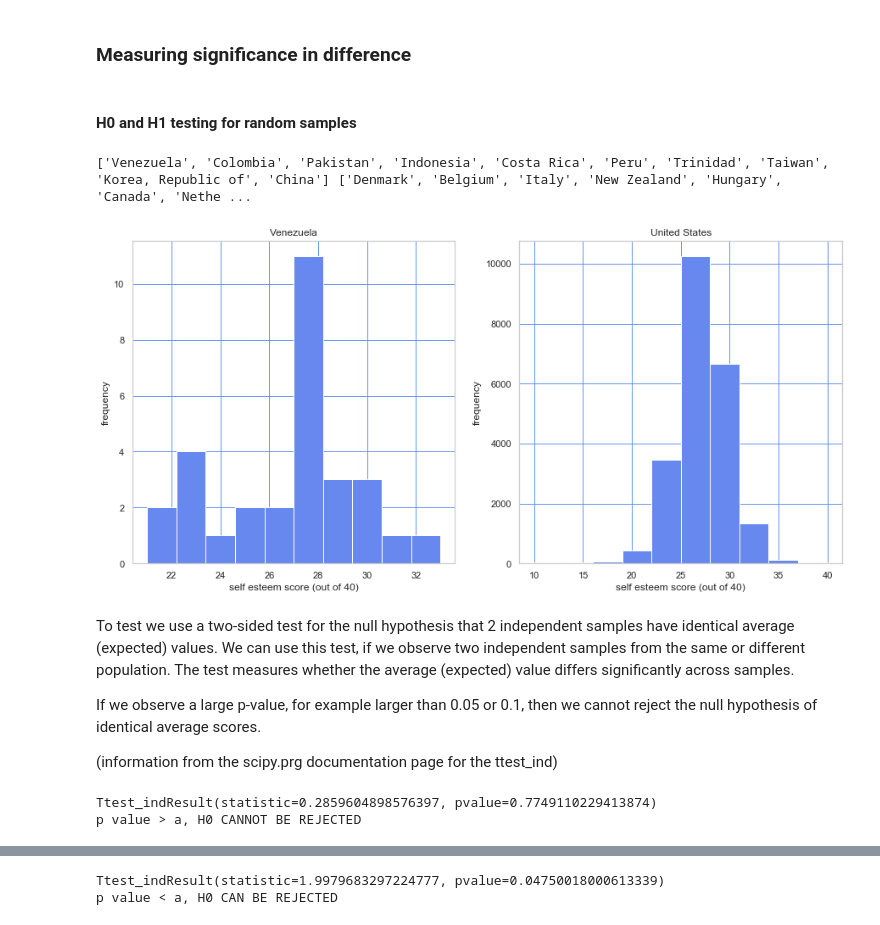
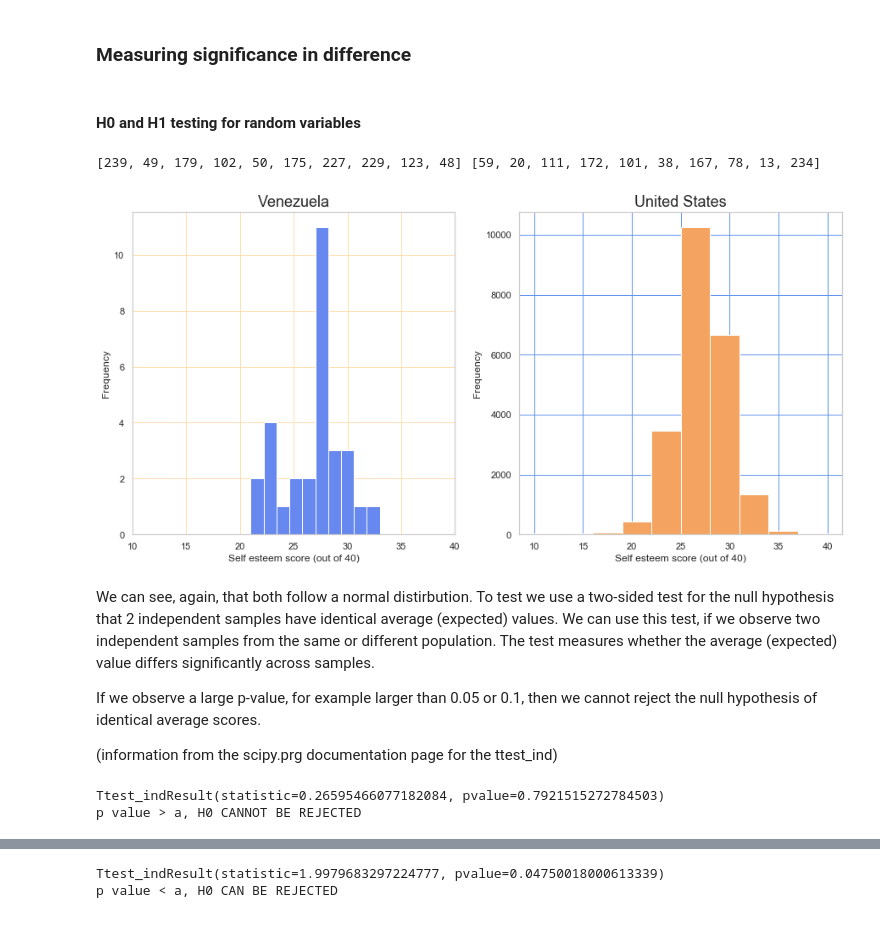
Before and after one commit to FHnt97/Project-Week-5-Your-Own-Project, a Jupyter notebook: your-project/03-Analysis.ipynb, the cells around one changed output, grey strips where cells are left out. Drawn from its saved outputs; the diff is of its cells as text; code cells hidden in the pictures.

```diff
--- a/your-project/03-Analysis.ipynb
+++ b/your-project/03-Analysis.ipynb
@@ -165,39 +199,41 @@ plt.yticks(rotation=360)
 # %% [markdown]
 ### Measuring significance in difference
 # %% [markdown]
-#### H0 and H1 testing for random samples
+#### H0 and H1 testing for random variables
 # %%
+# to know which samples to analyse we need 2 RV from opposites of the spectrum
 lst = merge_df.sort_values("individualism", ascending=True)
-low = lst.head(10)["country"].to_list()
-high = lst.tail(10)["country"].to_list()
+low = lst.head(10)["country_id"].to_list()
+high = lst.tail(10)["country_id"].to_list()
 print(low, high)
 # %% [output]
-['Venezuela', 'Colombia', 'Pakistan', 'Indonesia', 'Costa Rica', 'Peru', 'Trinidad', 'Taiwan', 'Korea, Republic of', 'China'] ['Denmark', 'Belgium', 'Italy', 'New Zealand', 'Hungary', 'Canada', 'Nethe ...
+[239, 49, 179, 102, 50, 175, 227, 229, 123, 48] [59, 20, 111, 172, 101, 38, 167, 78, 13, 234]
 # %%
 # test 1
-lst_2 = [239, 234]
-
-# graphing out normal distribution:
+# graphing out normal distribution for reference:
 fig, axs = plt.subplots(1, 2, figsize=(15,7))
 
 df_0 = df_rosenberg.loc[df_rosenberg["country_id"] == 239]["overall_score"]
 axs[0].hist(df_0, bins=10)
-axs[0].set_title("Venezuela")
-axs[0].set_xlabel("self esteem score (out of 40)")
-axs[0].set_ylabel("frequency")
-axs[0].grid(axis="both", color='cornflowerblue')
+axs[0].set_title("Venezuela", fontsize=18)
+axs[0].set_xlabel("Self esteem score (out of 40)", fontsize=12)
+axs[0].set_ylabel("Frequency", fontsize=12)
+axs[0].grid(axis="both", color="navajowhite")
+axs[0].set_xticks(np.arange(10, 45, 5))
 plt.subplots_adjust(hspace=0.5)
 
 df_1 = df_rosenberg.loc[df_rosenberg["country_id"] == 234]["overall_score"]
-axs[1].hist(df_1, bins=10)
-axs[1].set_title("United States")
-axs[1].set_xlabel("self esteem score (out of 40)")
-axs[1].set_ylabel("frequency")
-axs[1].grid(axis="both", color='cornflowerblue')
+axs[1].hist(df_1, bins=10, color="sandybrown")
+axs[1].set_title("United States", fontsize=18)
+axs[1].set_xlabel("Self esteem score (out of 40)", fontsize=12)
+axs[1].set_ylabel("Frequency", fontsize=12)
+axs[1].grid(axis="both", color="cornflowerblue")
+axs[1].set_xticks(np.arange(10, 45, 5))
 plt.subplots_adjust(hspace=0.5)
 # %% [output]
-[figure, old version]
+[figure, new version]
 # %% [markdown]
+We can see, again, that both follow a normal distirbution.
 To test we use a two-sided test for the null hypothesis that 2 independent samples have identical average (expected) values.
 We can use this test, if we observe two independent samples from the same or different population. The test measures whether the average (expected) value differs significantly across samples.
 
@@ -211,11 +247,11 @@ sample_1 = df_rosenberg.loc[df_rosenberg["country_id"] == 239]["overall_score"]
 sample_2 = df_rosenberg.loc[df_rosenberg["country_id"] == 234]["overall_score"]
 
 # asuming alpha = 0.05
-print(stats.ttest_ind(sample_1, sample_2, equal_var=False)))
+print(stats.ttest_ind(sample_1, sample_2, equal_var=False))
 
 print("p value > a, H0 CANNOT BE REJECTED")
 # %% [output]
-Ttest_indResult(statistic=0.2859604898576397, pvalue=0.7749110229413874)
+Ttest_indResult(statistic=0.26595466077182084, pvalue=0.7921515272784503)
 p value > a, H0 CANNOT BE REJECTED
 # %%
 # repeting the test to avoid errors
```
Also changed, not shown: parts of 38 cells of this notebook, 16 other files.
